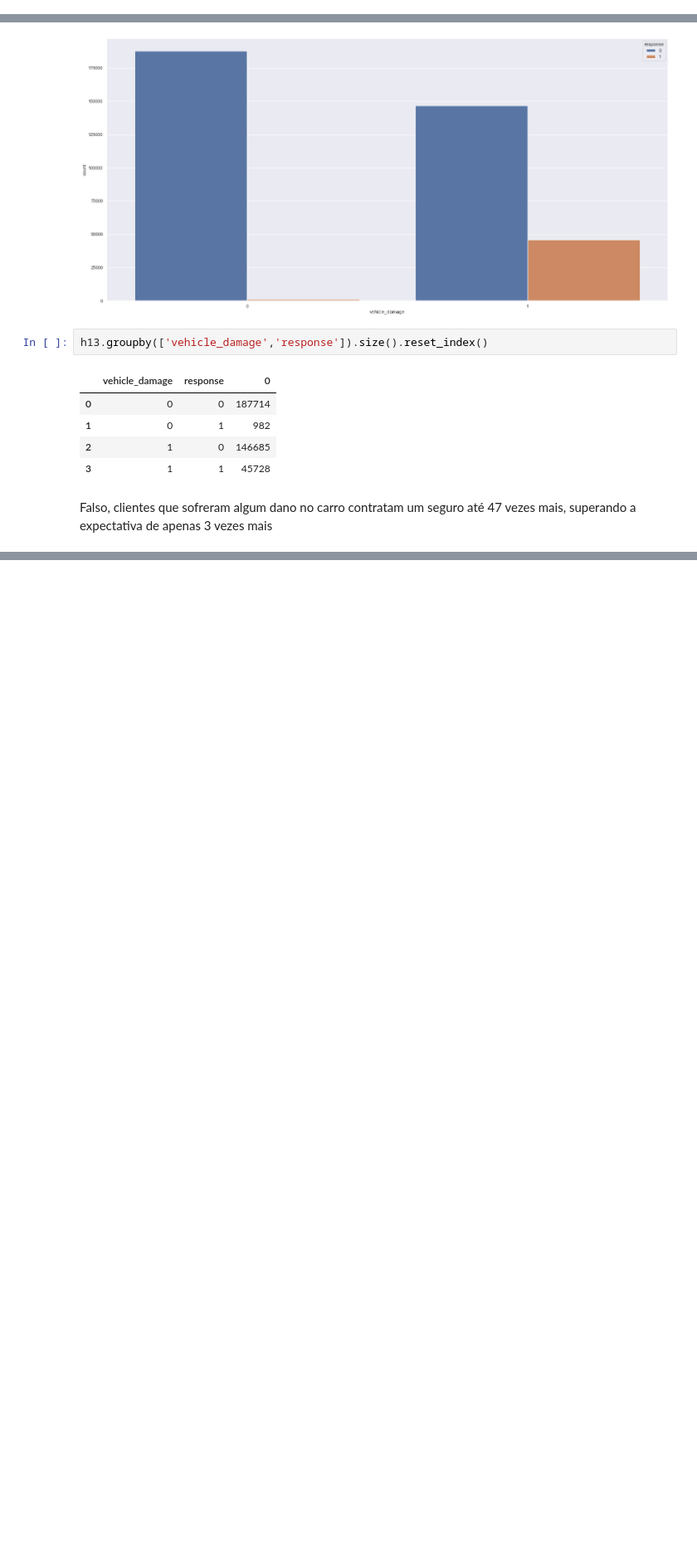
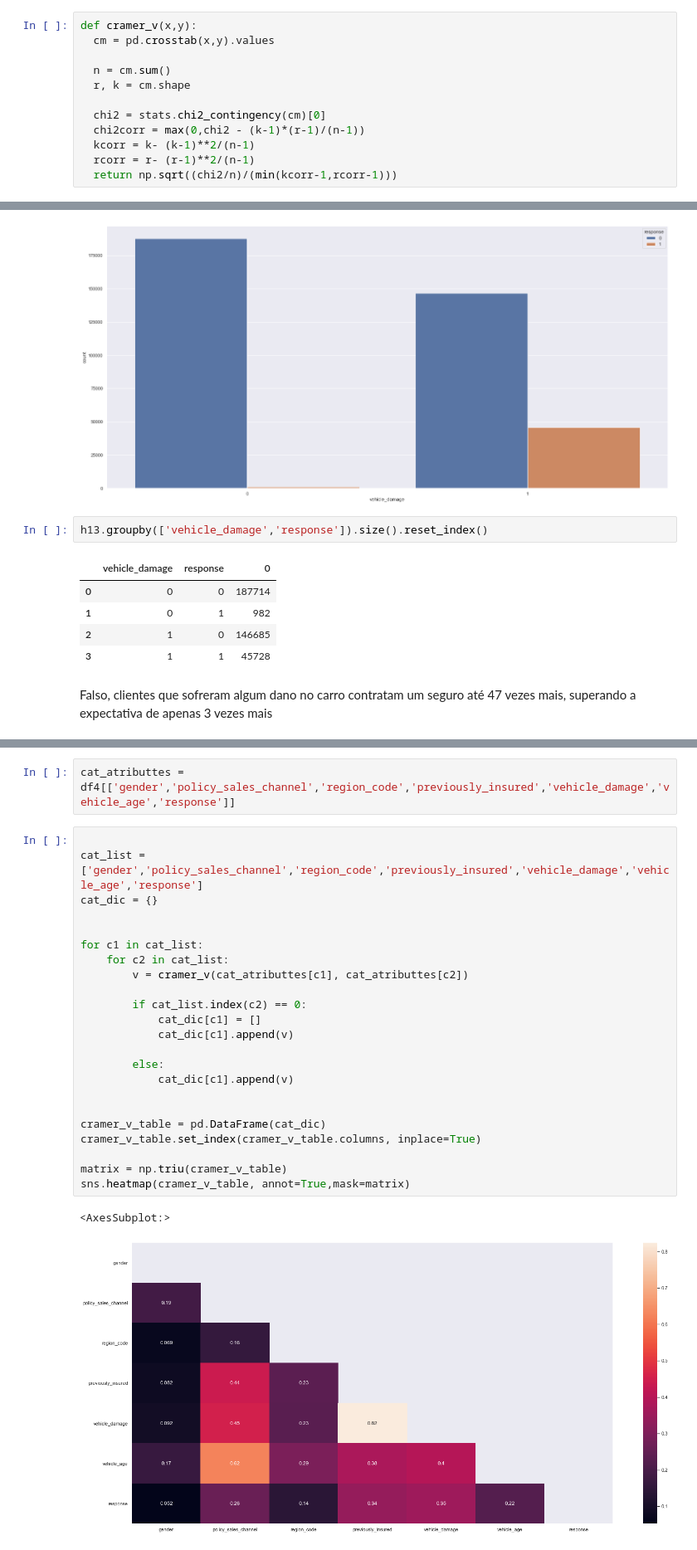
Before and after one commit to lavinomenezes/PA004, a Jupyter notebook: PA04_Insurance_all_03_exploratory_data_analysis.ipynb, the cells around one changed output, grey strips where cells are left out. Shown at 83% size. Drawn from its saved outputs; the diff is of its cells as text; blank space fills up the shorter version.

```diff
--- a/PA04_Insurance_all_03_exploratory_data_analysis.ipynb
+++ b/PA04_Insurance_all_03_exploratory_data_analysis.ipynb
@@ -21,6 +22,18 @@ def jupyter_settings():
 jupyter_settings()
 # %% [output]
 Populating the interactive namespace from numpy and matplotlib
+# %%
+def cramer_v(x,y):
+  cm = pd.crosstab(x,y).values
+
+  n = cm.sum()
+  r, k = cm.shape
+
+  chi2 = stats.chi2_contingency(cm)[0]
+  chi2corr = max(0,chi2 - (k-1)*(r-1)/(n-1))
+  kcorr = k- (k-1)**2/(n-1)
+  rcorr = r- (r-1)**2/(n-1)
+  return np.sqrt((chi2/n)/(min(kcorr-1,rcorr-1)))
 # %% [markdown]
 # Load data
 # %%
@@ -268,0 +292,28 @@ Falso, clientes que sofreram algum dano no carro contratam um seguro até 47 vez
+# %%
+cat_atributtes = df4[['gender','policy_sales_channel','region_code','previously_insured','vehicle_damage','vehicle_age','response']]
+# %%
+
+cat_list = ['gender','policy_sales_channel','region_code','previously_insured','vehicle_damage','vehicle_age','response']
+cat_dic = {}
+
+
+for c1 in cat_list:
+    for c2 in cat_list:
+        v = cramer_v(cat_atributtes[c1], cat_atributtes[c2])
+
+        if cat_list.index(c2) == 0:
+            cat_dic[c1] = []
+            cat_dic[c1].append(v)
+
+        else:
+            cat_dic[c1].append(v)
+
+
+cramer_v_table = pd.DataFrame(cat_dic)
+cramer_v_table.set_index(cramer_v_table.columns, inplace=True)
+
+matrix = np.triu(cramer_v_table)
+sns.heatmap(cramer_v_table, annot=True,mask=matrix)
+# %% [output]
+<AxesSubplot:>
+[figure, added]
```
Also changed, not shown: parts of 6 cells of this notebook.
